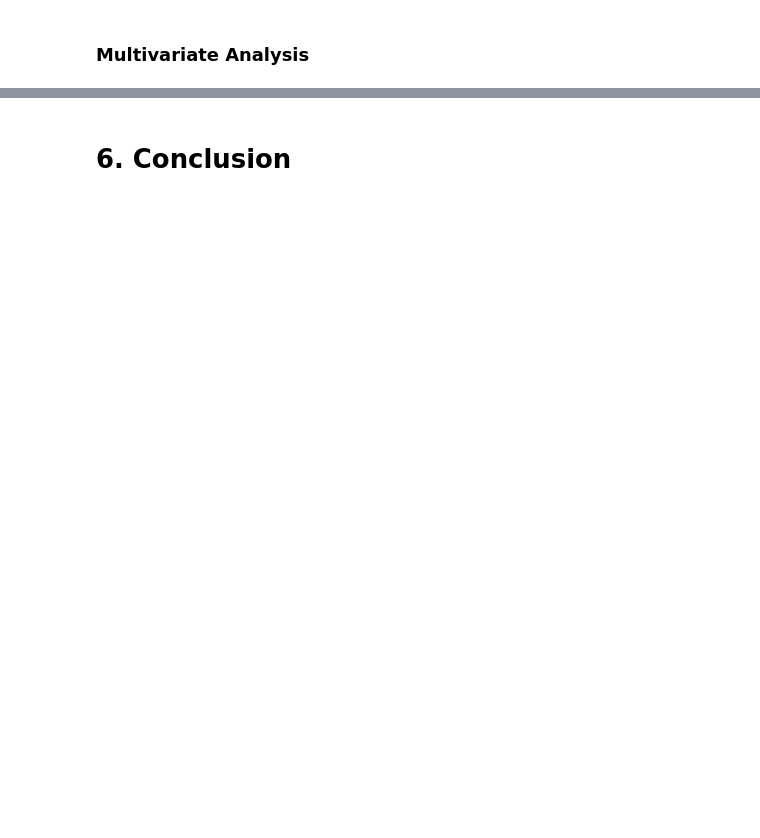
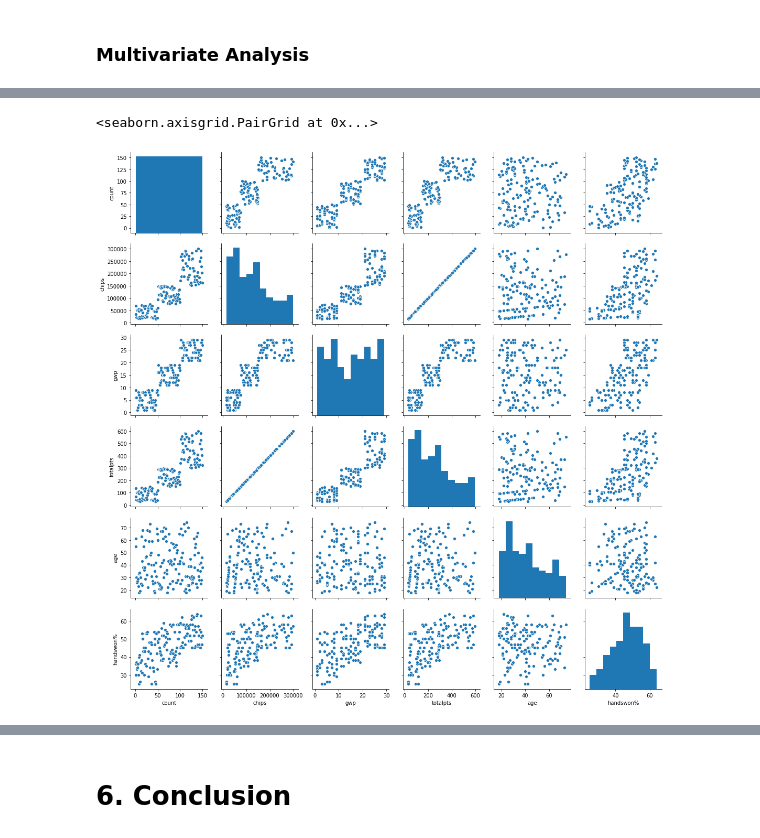
Before and after one commit to garycunningham89/progdataanalysisproject, a Jupyter notebook: Programming for Data Analysis Final Project.ipynb, the cells around one changed output, grey strips where cells are left out. Drawn from its saved outputs; the diff is of its cells as text; code cells hidden in the pictures; blank space fills up the shorter version.

```diff
--- a/Programming for Data Analysis Final Project.ipynb
+++ b/Programming for Data Analysis Final Project.ipynb
@@ -652,0 +675,5 @@ sns.lmplot(x="totalpts", y="handswon%", data=dataset, lowess=True)
+# %%
+sns.pairplot(dataset)
+# %% [output]
+<seaborn.axisgrid.PairGrid at 0x...>
+[figure, added]
```
Also changed, not shown: parts of 31 cells of this notebook, 1 other file.
